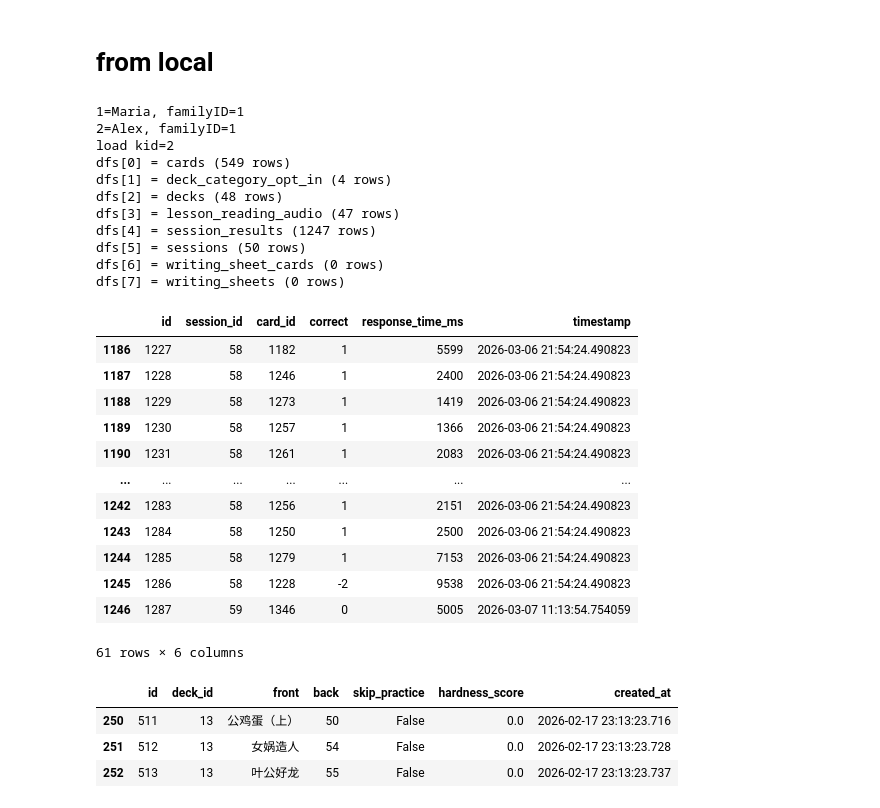
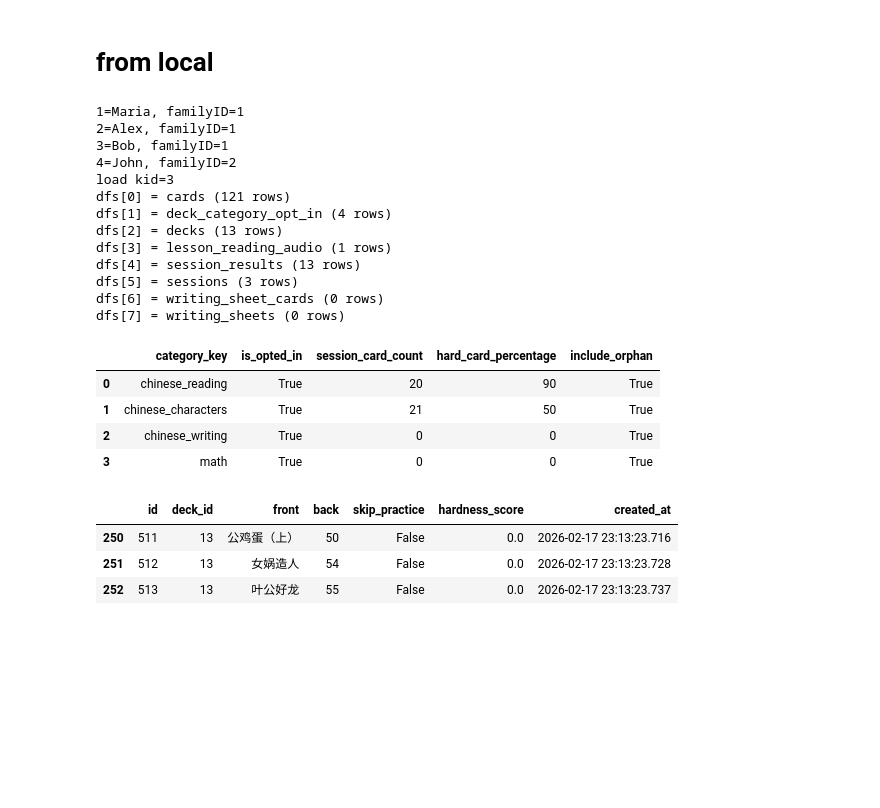
Before and after one commit to cjiangts/kids_chores, a Jupyter notebook: debug.ipynb, the cells around one changed output. Drawn from its saved outputs; the diff is of its cells as text; code cells hidden in the pictures; blank space fills up the shorter version.

```diff
--- a/debug.ipynb
+++ b/debug.ipynb
@@ -129,43 +129,38 @@ dfs[5]
 # from local
 # %%
 # From local
-tables, dfs = load_all_tables(family_id=1, kid_id=2)
+tables, dfs = load_all_tables(family_id=1, kid_id=3)
 for i, name in enumerate(tables):
     print(f"dfs[{i}] = {name} ({len(dfs[i])} rows)")
 # %% [output]
 1=Maria, familyID=1
 2=Alex, familyID=1
-load kid=2
-dfs[0] = cards (549 rows)
+3=Bob, familyID=1
+4=John, familyID=2
+load kid=3
+dfs[0] = cards (121 rows)
 dfs[1] = deck_category_opt_in (4 rows)
-dfs[2] = decks (48 rows)
-dfs[3] = lesson_reading_audio (47 rows)
-dfs[4] = session_results (1247 rows)
-dfs[5] = sessions (50 rows)
+dfs[2] = decks (13 rows)
+dfs[3] = lesson_reading_audio (1 rows)
+dfs[4] = session_results (13 rows)
+dfs[5] = sessions (3 rows)
 dfs[6] = writing_sheet_cards (0 rows)
 dfs[7] = writing_sheets (0 rows)
 # %%
 x = dfs[0]
 #y = dfs[8]
 #z = x.merge(y, left_on="id", right_on="card_id", how="inner")
 #z
 x = dfs[4]
 x[x.correct == -2]
 x[x.session_id >= 58]
+dfs[1]
 # %% [output]
-|  | id | session_id | card_id | correct | response_time_ms | timestamp |
-| 1186 | 1227 | 58 | 1182 | 1 | 5599 | 2026-03-06 21:54:24.490823 |
-| 1187 | 1228 | 58 | 1246 | 1 | 2400 | 2026-03-06 21:54:24.490823 |
-| 1188 | 1229 | 58 | 1273 | 1 | 1419 | 2026-03-06 21:54:24.490823 |
-| 1189 | 1230 | 58 | 1257 | 1 | 1366 | 2026-03-06 21:54:24.490823 |
-| 1190 | 1231 | 58 | 1261 | 1 | 2083 | 2026-03-06 21:54:24.490823 |
-| ... | ... | ... | ... | ... | ... | ... |
-| 1242 | 1283 | 58 | 1256 | 1 | 2151 | 2026-03-06 21:54:24.490823 |
-| 1243 | 1284 | 58 | 1250 | 1 | 2500 | 2026-03-06 21:54:24.490823 |
-| 1244 | 1285 | 58 | 1279 | 1 | 7153 | 2026-03-06 21:54:24.490823 |
-| 1245 | 1286 | 58 | 1228 | -2 | 9538 | 2026-03-06 21:54:24.490823 |
-| 1246 | 1287 | 59 | 1346 | 0 | 5005 | 2026-03-07 11:13:54.754059 |
+|  | category_key | is_opted_in | session_card_count | hard_card_percentage | include_orphan |
+| 0 | chinese_reading | True | 20 | 90 | True |
+| 1 | chinese_characters | True | 21 | 50 | True |
+| 2 | chinese_writing | True | 0 | 0 | True |
+| 3 | math | True | 0 | 0 | True |
-61 rows × 6 columns
 # %%
 x = dfs[3]
 x[x.session_id == 13]
```
Also changed, not shown: 11 other files.
